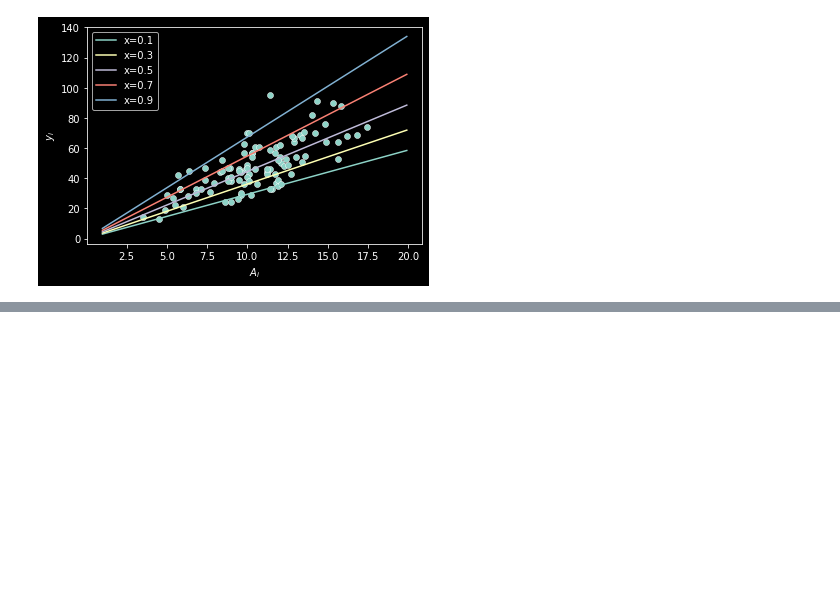
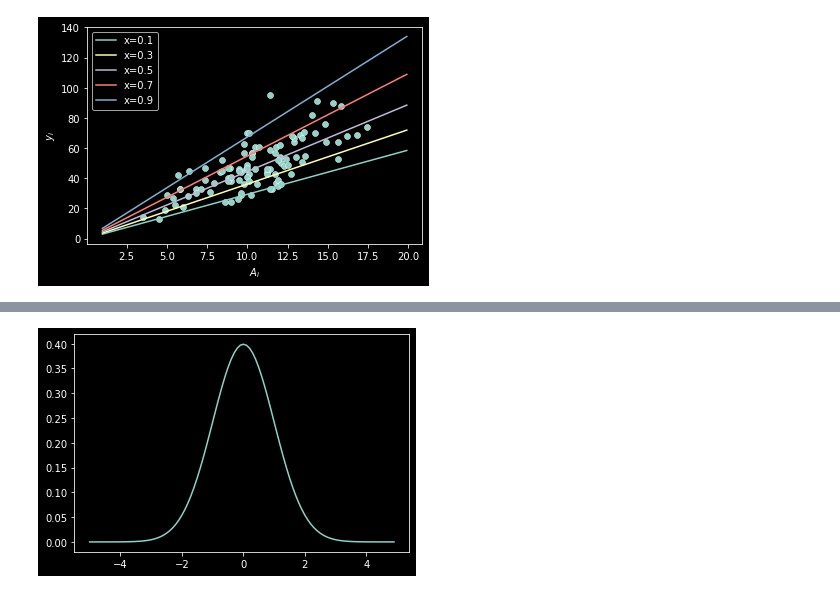
Before and after one commit to kazuogawa/green-book, a Jupyter notebook: chapter6/data6a_describe.ipynb, the cells around one changed output, grey strips where cells are left out. Saved outputs shown, nothing was run; the diff lists cells and outputs as text; code cells hidden in the pictures; blank space fills up the shorter version.

```diff
--- a/chapter6/data6a_describe.ipynb
+++ b/chapter6/data6a_describe.ipynb
@@ -503,0 +518,15 @@ plt.show()
+# %%
+# https://lib-arts.hatenablog.com/entry/stats_scratch3
+# μ(期待値)=0, σ(標準偏差)=1
+import matplotlib.pyplot as plt
+from scipy.stats import norm
+x = np.arange(-5, 5, 0.1)
+# Q. muとsigmaどこにも指定していないのにこのグラフができるのはなぜ？
+# A. デフォが期待値loc=0, 標準偏差scale=1だから。
+# http://kaisk.hatenadiary.com/entry/2015/02/17/192955
+y = norm.pdf(x)
+plt.plot(x,y)
+
+plt.show()
+# %% [output]
+[figure, added]
```
Also changed, not shown: parts of 11 cells of this notebook.
